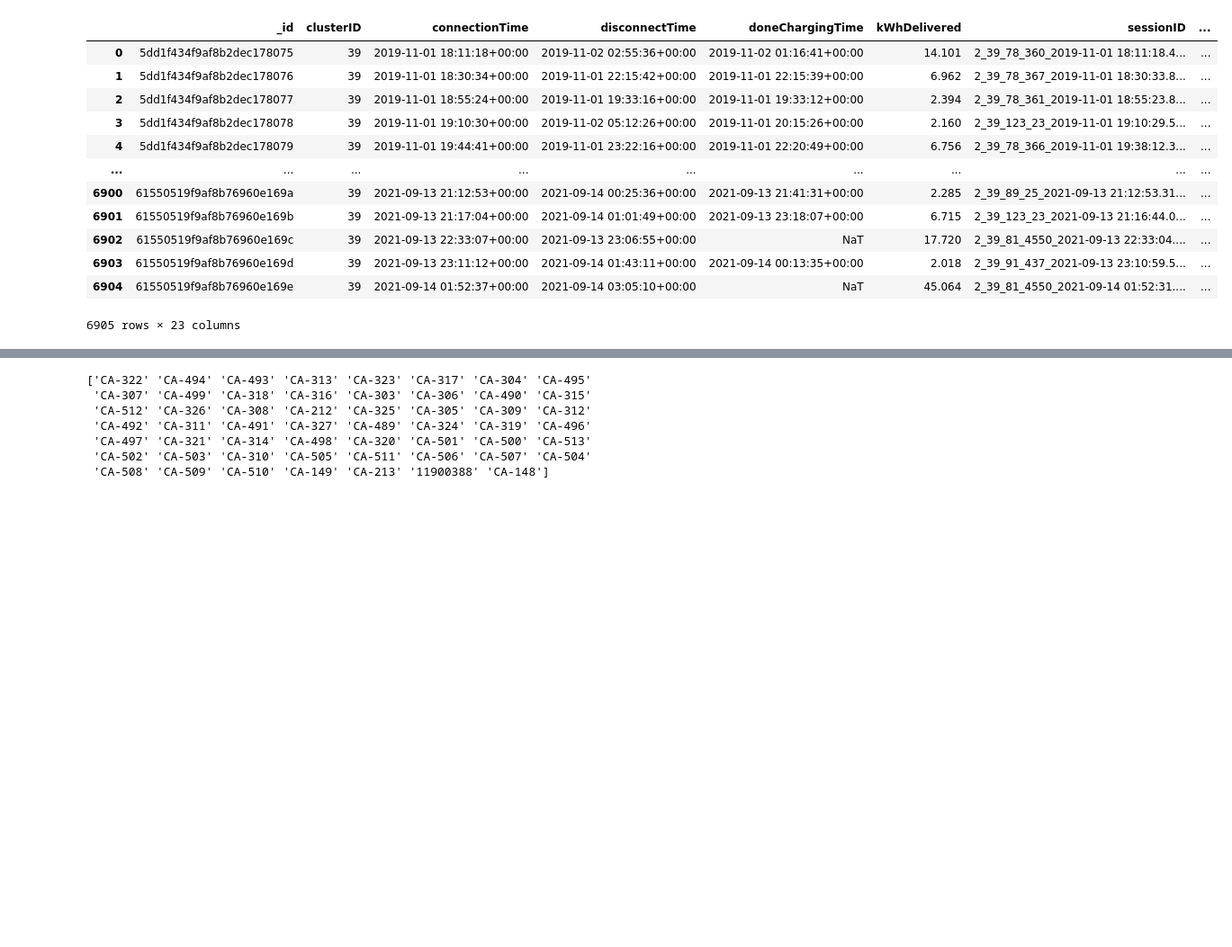
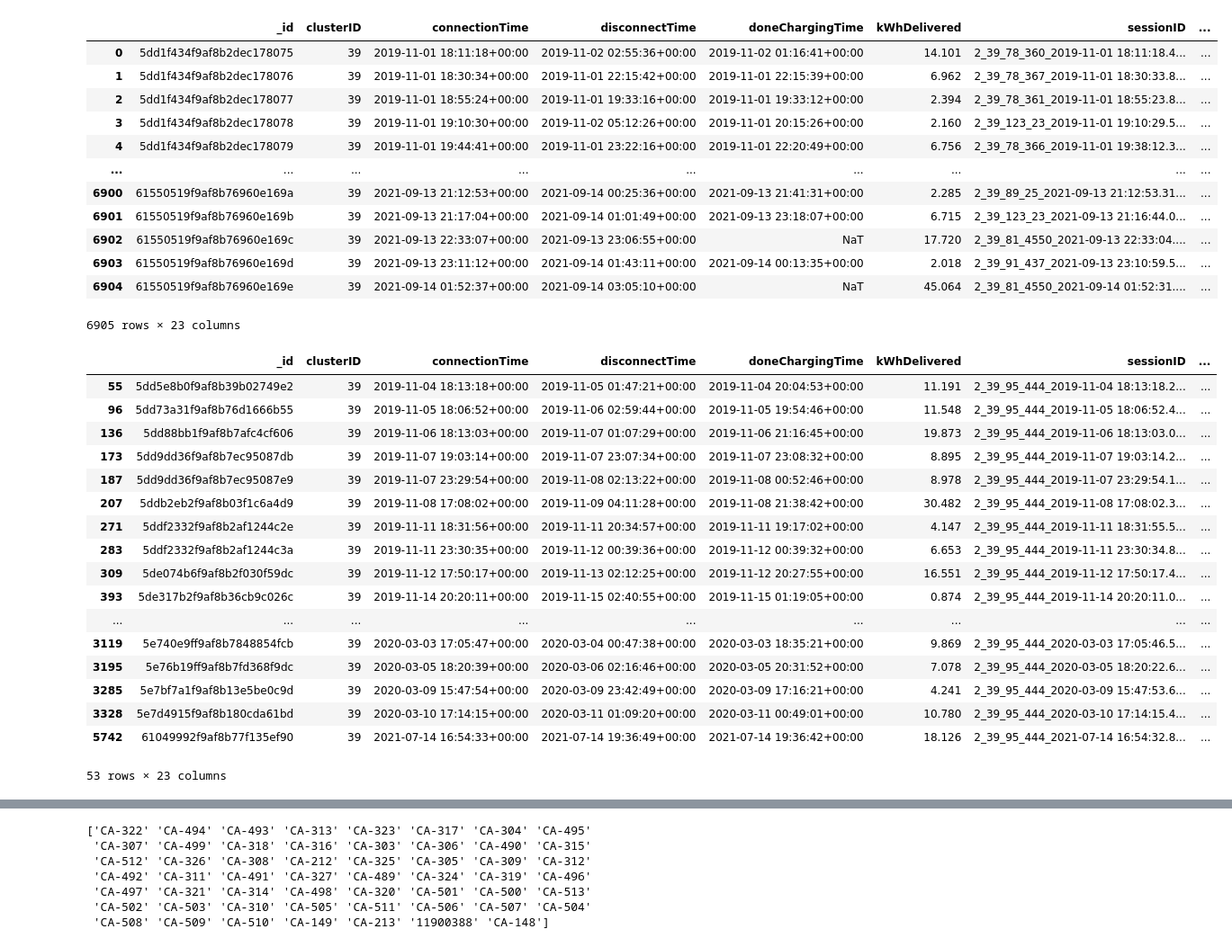
Before and after one commit to AR384/EVSE_mainproject_python, a Jupyter notebook: data/code/acn.ipynb, the cells around one changed output, grey strips where cells are left out. Shown at 90% size. Cells and saved outputs as stored; diff of their text form; code cells hidden in the pictures; blank space fills up the shorter version.

```diff
--- a/data/code/acn.ipynb
+++ b/data/code/acn.ipynb
@@ -24,3 +26,24 @@ df
 | 6903 | 61550519f9af8b76960e169d | 39 | 2021-09-13 23:11:12+00:00 | 2021-09-14 01:43:11+00:00 | 2021-09-14 00:13:35+00:00 | 2.018 | 2_39_91_437_2021-09-13 23:10:59.5... | ... |
 | 6904 | 61550519f9af8b76960e169e | 39 | 2021-09-14 01:52:37+00:00 | 2021-09-14 03:05:10+00:00 | NaT | 45.064 | 2_39_81_4550_2021-09-14 01:52:31.... | ... |
 6905 rows × 23 columns
+# %%
+df.loc[df['stationID'] == '2-39-95-444']
+# %% [output]
+|  | _id | clusterID | connectionTime | disconnectTime | doneChargingTime | kWhDelivered | sessionID | ... |
+| 55 | 5dd5e8b0f9af8b39b02749e2 | 39 | 2019-11-04 18:13:18+00:00 | 2019-11-05 01:47:21+00:00 | 2019-11-04 20:04:53+00:00 | 11.191 | 2_39_95_444_2019-11-04 18:13:18.2... | ... |
+| 96 | 5dd73a31f9af8b76d1666b55 | 39 | 2019-11-05 18:06:52+00:00 | 2019-11-06 02:59:44+00:00 | 2019-11-05 19:54:46+00:00 | 11.548 | 2_39_95_444_2019-11-05 18:06:52.4... | ... |
+| 136 | 5dd88bb1f9af8b7afc4cf606 | 39 | 2019-11-06 18:13:03+00:00 | 2019-11-07 01:07:29+00:00 | 2019-11-06 21:16:45+00:00 | 19.873 | 2_39_95_444_2019-11-06 18:13:03.0... | ... |
+| 173 | 5dd9dd36f9af8b7ec95087db | 39 | 2019-11-07 19:03:14+00:00 | 2019-11-07 23:07:34+00:00 | 2019-11-07 23:08:32+00:00 | 8.895 | 2_39_95_444_2019-11-07 19:03:14.2... | ... |
+| 187 | 5dd9dd36f9af8b7ec95087e9 | 39 | 2019-11-07 23:29:54+00:00 | 2019-11-08 02:13:22+00:00 | 2019-11-08 00:52:46+00:00 | 8.978 | 2_39_95_444_2019-11-07 23:29:54.1... | ... |
+| 207 | 5ddb2eb2f9af8b03f1c6a4d9 | 39 | 2019-11-08 17:08:02+00:00 | 2019-11-09 04:11:28+00:00 | 2019-11-08 21:38:42+00:00 | 30.482 | 2_39_95_444_2019-11-08 17:08:02.3... | ... |
+| 271 | 5ddf2332f9af8b2af1244c2e | 39 | 2019-11-11 18:31:56+00:00 | 2019-11-11 20:34:57+00:00 | 2019-11-11 19:17:02+00:00 | 4.147 | 2_39_95_444_2019-11-11 18:31:55.5... | ... |
+| 283 | 5ddf2332f9af8b2af1244c3a | 39 | 2019-11-11 23:30:35+00:00 | 2019-11-12 00:39:36+00:00 | 2019-11-12 00:39:32+00:00 | 6.653 | 2_39_95_444_2019-11-11 23:30:34.8... | ... |
+| 309 | 5de074b6f9af8b2f030f59dc | 39 | 2019-11-12 17:50:17+00:00 | 2019-11-13 02:12:25+00:00 | 2019-11-12 20:27:55+00:00 | 16.551 | 2_39_95_444_2019-11-12 17:50:17.4... | ... |
+| 393 | 5de317b2f9af8b36cb9c026c | 39 | 2019-11-14 20:20:11+00:00 | 2019-11-15 02:40:55+00:00 | 2019-11-15 01:19:05+00:00 | 0.874 | 2_39_95_444_2019-11-14 20:20:11.0... | ... |
+| ... | ... | ... | ... | ... | ... | ... | ... | ... |
+| 3119 | 5e740e9ff9af8b7848854fcb | 39 | 2020-03-03 17:05:47+00:00 | 2020-03-04 00:47:38+00:00 | 2020-03-03 18:35:21+00:00 | 9.869 | 2_39_95_444_2020-03-03 17:05:46.5... | ... |
+| 3195 | 5e76b19ff9af8b7fd368f9dc | 39 | 2020-03-05 18:20:39+00:00 | 2020-03-06 02:16:46+00:00 | 2020-03-05 20:31:52+00:00 | 7.078 | 2_39_95_444_2020-03-05 18:20:22.6... | ... |
+| 3285 | 5e7bf7a1f9af8b13e5be0c9d | 39 | 2020-03-09 15:47:54+00:00 | 2020-03-09 23:42:49+00:00 | 2020-03-09 17:16:21+00:00 | 4.241 | 2_39_95_444_2020-03-09 15:47:53.6... | ... |
+| 3328 | 5e7d4915f9af8b180cda61bd | 39 | 2020-03-10 17:14:15+00:00 | 2020-03-11 01:09:20+00:00 | 2020-03-11 00:49:01+00:00 | 10.780 | 2_39_95_444_2020-03-10 17:14:15.4... | ... |
+| 5742 | 61049992f9af8b77f135ef90 | 39 | 2021-07-14 16:54:33+00:00 | 2021-07-14 19:36:49+00:00 | 2021-07-14 19:36:42+00:00 | 18.126 | 2_39_95_444_2021-07-14 16:54:32.8... | ... |
+53 rows × 23 columns
```
Also changed, not shown: parts of 27 cells of this notebook, 11 other files.
